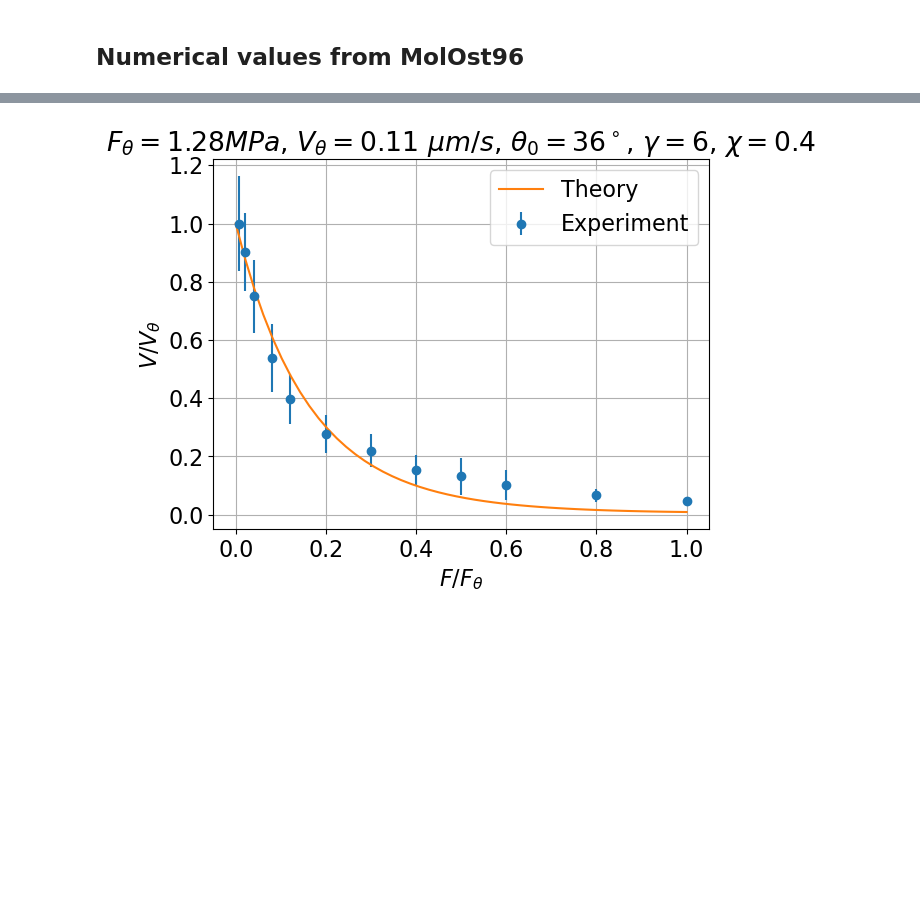
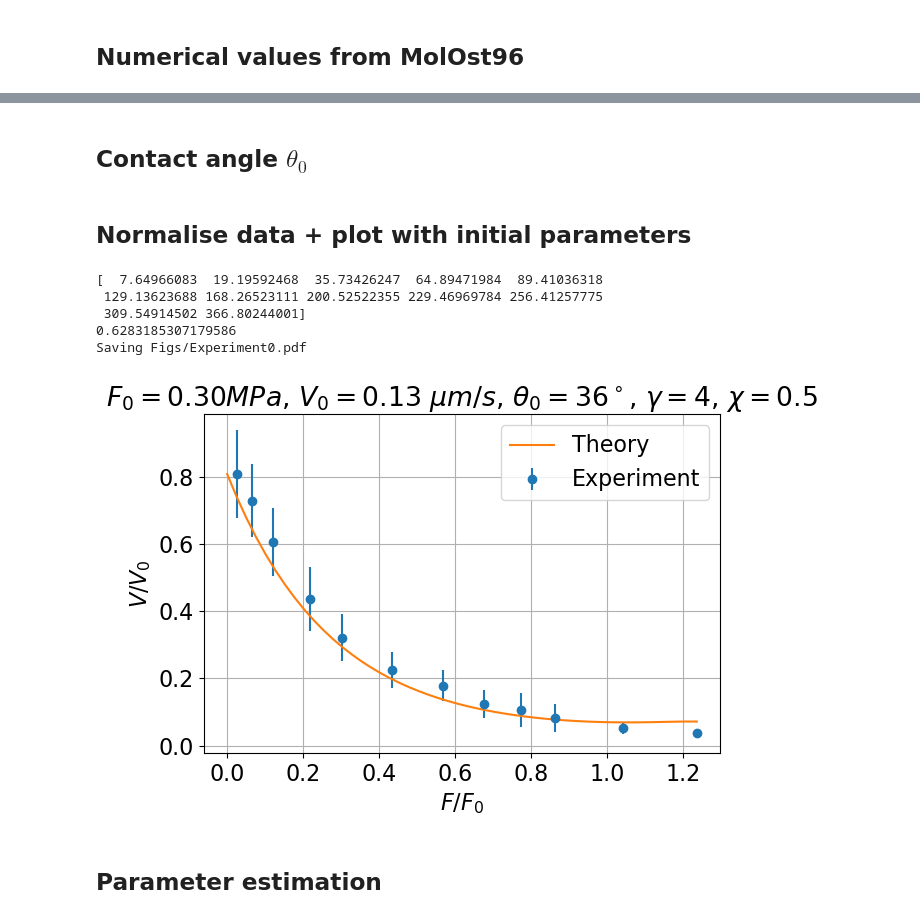
Before and after one commit to gawthrop/ActinRod24, a Jupyter notebook: ActinRod.ipynb, the cells around one changed output, grey strips where cells are left out. Drawn from its saved outputs; the diff is of its cells as text; code cells hidden in the pictures; blank space fills up the shorter version.

```diff
--- a/ActinRod.ipynb
+++ b/ActinRod.ipynb
@@ -31,12 +32,15 @@ import IPython.display as disp
 import scipy.constants as const
 pi = np.pi
 
+## Cubic splines
+##from scipy.interpolate import CubicSpline
+
 quiet = False
 
 ## Plotting
 
 # Set Plotting = True to generate PDFs in Figs/
-Plotting = False
+Plotting = True
 
 lw = 5 # linewidth
 fontsize = 16
@@ -1047,4 +1033,5 @@ min chi: 0.47
 # %%
+## Velocity data
 dat = np.array(
     [
     [10,6.31,1.03],
@@ -1062,7 +1049,7 @@ dat = np.array(
 ])
 
 datT = dat.T
-F_dat = datT[0]
+F_0_dat = datT[0]
 V_dat = datT[1]
 sd_dat = datT[2]
 
@@ -1070,0 +1086,10 @@ sd_dat = datT[2]
+# %%
+## Use polynomial to interpolate density data
+deg = 2
+coeff=np.polyfit(F_dens, D_dens, deg)
+print(coeff)
+
+D = np.polyval(coeff,F_0_dat)
+
+plt.plot(F_0_dat,D)
+plt.plot(F_dens,D_dens)
@@ -1070,0 +1100,2 @@ sd_dat = datT[2]
+# %% [markdown]
+## Contact angle $\theta_0$
@@ -1071,37 +1107,58 @@ sd_dat = datT[2]
+# %% [markdown]
+## Normalise data + plot with initial parameters
 # %%
-F_dat_0 = max(F_dat)
-V_dat_0 = max(V_dat)
+extrapolate = False
+normalise = True
+if normalise:
+    F_dat = F_0_dat/D
+    print(F_dat)
+else:
+    F_dat = F_0_dat
+
+if extrapolate:
+    F_dat_0 = F_max_est
+    V_dat_0 = V_max_est
+else:
+    F_dat_0 = max(F_dat)
+    V_dat_0 = max(V_dat)
 
 F_th_est = F_dat_0
 V_th_est = V_dat_0
 
-gamma_est = 6
-contactAngle = 54 # degrees - see LiBieWei p12. NB normal = 90deg
-theta0 = (90-contactAngle)*pi/180
-# theta0 = pi/3
-costh0 = np.cos(theta0)
-chi_est = 0.4
+F0_est = F_th_est*costh0
+V0_est = V_th_est/costh0
+
+chi_est = 0.5
+gamma_est = 4
 
 
-plt.errorbar(F_dat/F_th_est,V_dat/V_th_est,sd_dat/V_th_est,fmt='o',label='Experiment')
-FF = np.linspace(0,1)
+theta_est = theta0
+print(theta0)
+plt.errorbar(F_dat/F0_est,V_dat/V0_est,sd_dat/V0_est,fmt='o',label='Experiment')
+FFm = np.linspace(0,max(F_dat/F0_est))
 
 #VV = FVnorm(FF,gamma=gamma_est)
-VV,eps =  FVnormFlex(FF,gamma=gamma_est,theta0=theta0,chi=chi_est,normaliseTheta=True)
-plt.plot(FF,VV,label=f'Theory')
+VVm,eps =  FVnormFlex(FFm,gamma=gamma_est,theta0=theta0,chi=chi_est)
+plt.plot(FFm,VVm,label=f'Theory')
 plt.grid()
-plt.xlabel('$F/F_\\theta$')
-plt.ylabel('$V/V_\\theta$')
+plt.xlabel('$F/F_0$')
+plt.ylabel('$V/V_0$')
 plt.legend()
 title = ''
-title += f'$F_\\theta = {(F_th_est/1e3):0.2f} MPa$'
-title += f', $V_\\theta={(V_th_est/60):0.2f}~\mu m /s$'
+title += f'$F_0 = {(F0_est/1e3):0.2f} MPa$'
+title += f', $V_0={(V0_est/60):0.2f}~\mu m /s$'
 title += f', $\\theta_0={(theta0*180/pi):0.0f}^\circ$'
 title += f', $\gamma={gamma_est}$'
 title += f', $\chi = {chi_est}$'
 plt.title(title)
-# plt.title(f'$F_\\theta={F_th_est/1e3:0.2f}$ MPa, $V_\\theta={(V_th_est/60):0.2f}~\\mu m /s$, $\\gamma={gamma_est:0.1f}$' )
 Savefig('Experiment0')
 # %% [output]
+[  7.64966083  19.19592468  35.73426247  64.89471984  89.41036318
+ 129.13623688 168.26523111 200.52522355 229.46969784 256.41257775
+ 309.54914502 366.80244001]
+0.6283185307179586
+Saving Figs/Experiment0.pdf
-[figure, old version]
+[figure, new version]
+# %% [markdown]
+## Parameter estimation
 # %%
```
Also changed, not shown: parts of 53 cells of this notebook, 4 other files.
